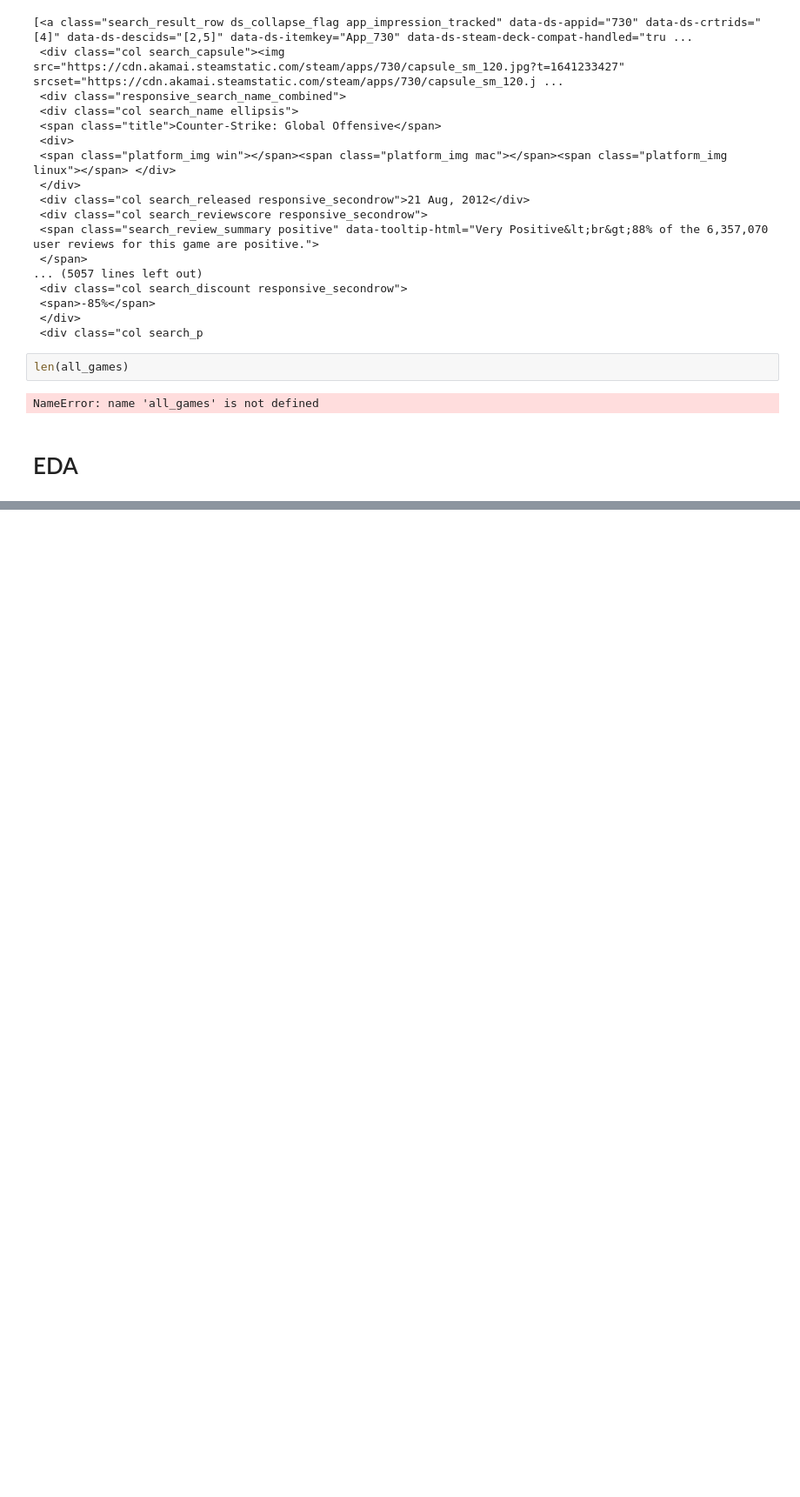
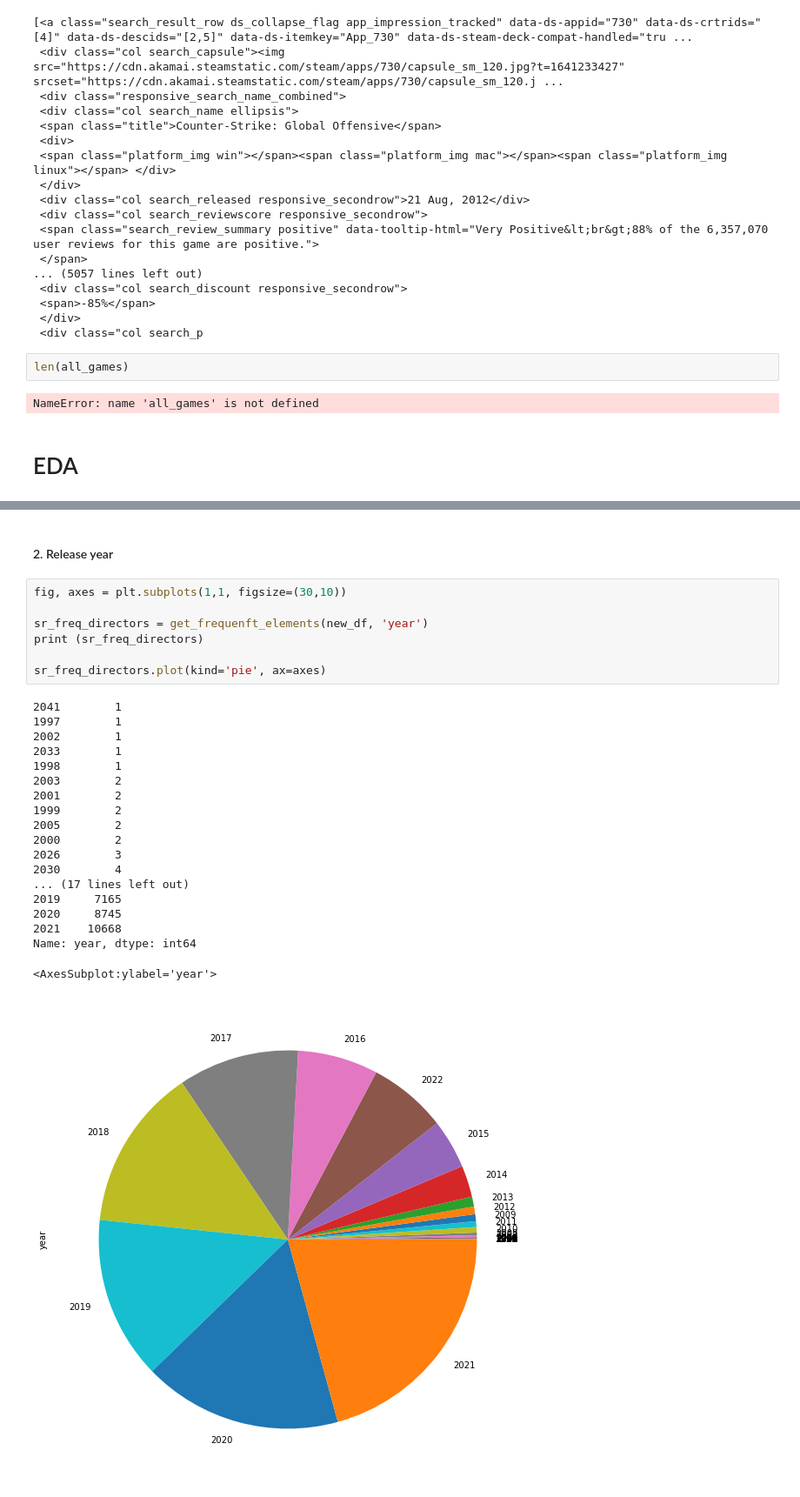
Before and after one commit to YuvalAvishid/Game_Discount_Predictor, a Jupyter notebook: Game_On_Sale.ipynb, the cells around one changed output, grey strips where cells are left out. Shown at 87% size. Drawn from its saved outputs; the diff is of its cells as text; blank space fills up the shorter version.

```diff
--- a/Game_On_Sale.ipynb
+++ b/Game_On_Sale.ipynb
@@ -429,0 +496,29 @@ NameError: name 'all_games' is not defined
+# %% [markdown]
+#### 2. Release year
+# %%
+fig, axes = plt.subplots(1,1, figsize=(30,10))
+
+sr_freq_directors = get_frequenft_elements(new_df, 'year')
+print (sr_freq_directors)
+
+sr_freq_directors.plot(kind='pie', ax=axes)
+# %% [output]
+2041        1
+1997        1
+2002        1
+2033        1
+1998        1
+2003        2
+2001        2
+1999        2
+2005        2
+2000        2
+2026        3
+2030        4
+... (17 lines left out)
+2019     7165
+2020     8745
+2021    10668
+Name: year, dtype: int64
+<AxesSubplot:ylabel='year'>
+[figure, added]
```
Also changed, not shown: parts of 14 cells of this notebook.
